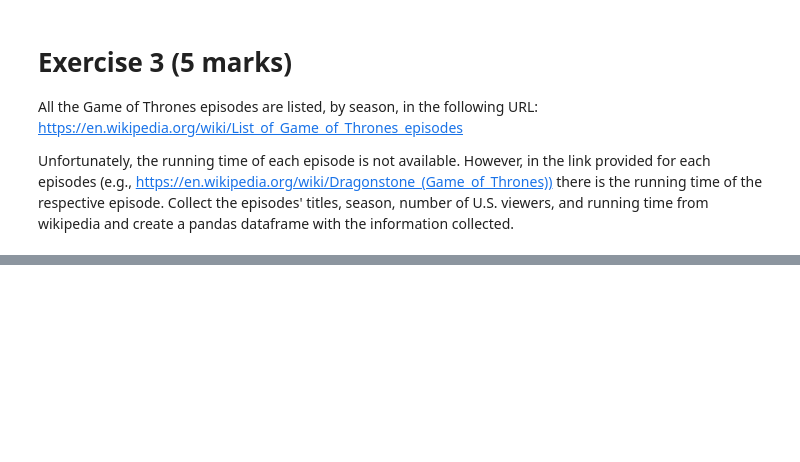
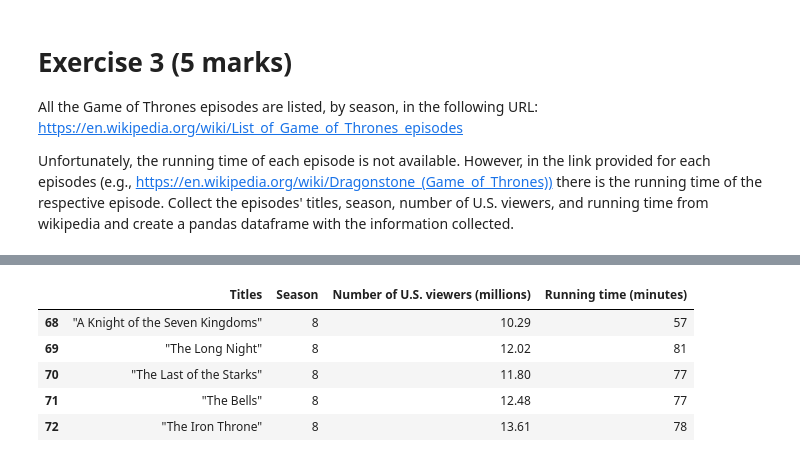
Before and after one commit to GawainGan/UBCO_MDS, a Jupyter notebook: Data-534/Lab1/lab1.ipynb, the cells around one changed output, grey strips where cells are left out. Saved outputs shown, nothing was run; the diff lists cells and outputs as text; code cells hidden in the pictures; blank space fills up the shorter version.

```diff
--- a/Data-534/Lab1/lab1.ipynb
+++ b/Data-534/Lab1/lab1.ipynb
@@ -265,0 +307,9 @@ Unfortunately, the running time of each episode is not available. However, in th
+# %%
+df.tail()
+# %% [output]
+|  | Titles | Season | Number of U.S. viewers (millions) | Running time (minutes) |
+| 68 | "A Knight of the Seven Kingdoms" | 8 | 10.29 | 57 |
+| 69 | "The Long Night" | 8 | 12.02 | 81 |
+| 70 | "The Last of the Starks" | 8 | 11.80 | 77 |
+| 71 | "The Bells" | 8 | 12.48 | 77 |
+| 72 | "The Iron Throne" | 8 | 13.61 | 78 |
```
Also changed, not shown: parts of 21 cells of this notebook.
